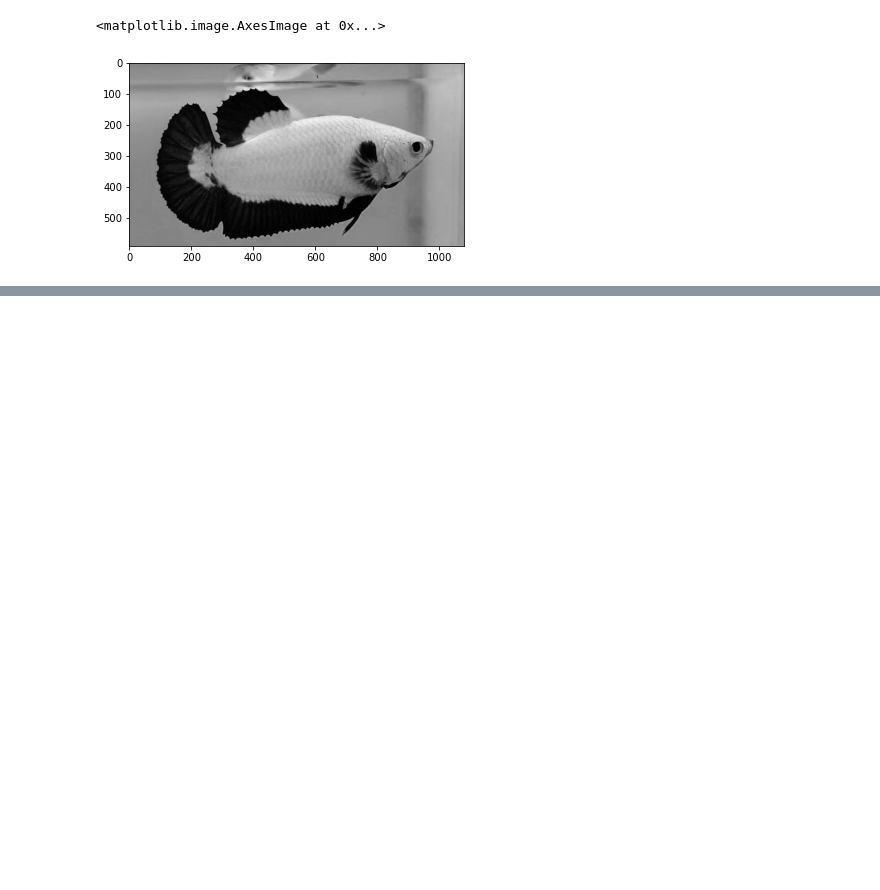
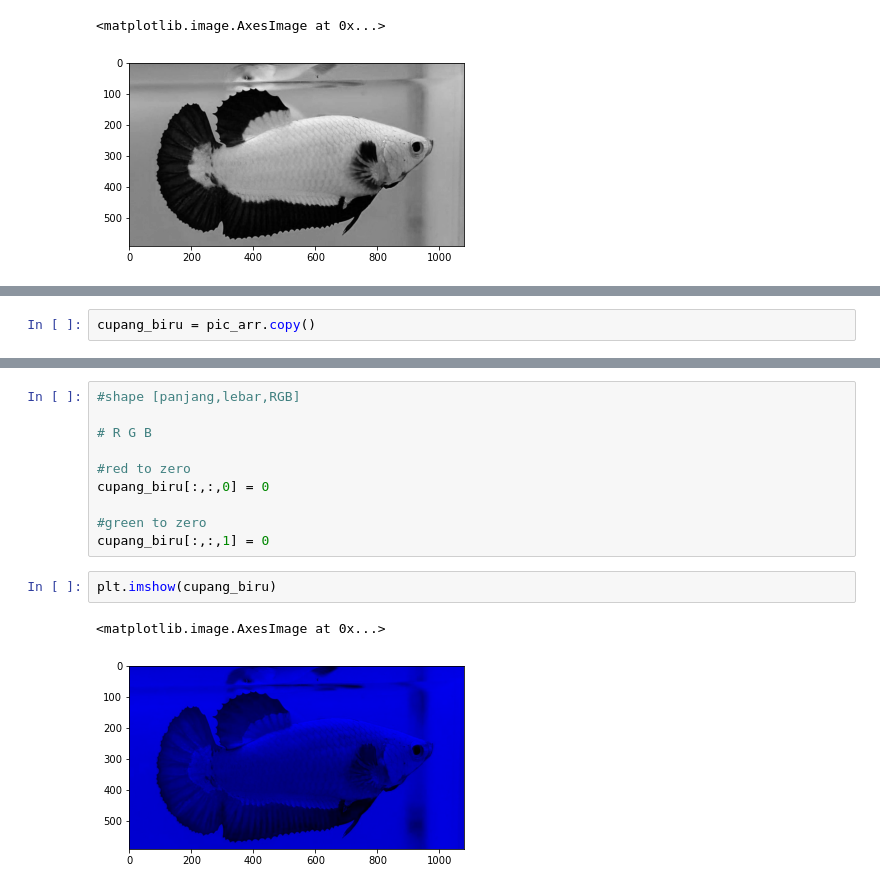
Before and after one commit to Ahmadahsana/latihanPython, a Jupyter notebook: tugas 1.ipynb, the cells around one changed output, grey strips where cells are left out. Drawn from its saved outputs; the diff is of its cells as text; blank space fills up the shorter version.

```diff
--- a/tugas 1.ipynb
+++ b/tugas 1.ipynb
@@ -73,0 +94,2 @@ plt.imshow(cupang_merah[:,:,0], cmap='gray')
+# %%
+cupang_biru = pic_arr.copy()
@@ -73,0 +101,15 @@ plt.imshow(cupang_merah[:,:,0], cmap='gray')
+# %%
+#shape [panjang,lebar,RGB]
+
+# R G B
+
+#red to zero
+cupang_biru[:,:,0] = 0
+
+#green to zero
+cupang_biru[:,:,1] = 0
+# %%
+plt.imshow(cupang_biru)
+# %% [output]
+<matplotlib.image.AxesImage at 0x...>
+[figure, added]
```
Also changed, not shown: parts of 4 cells of this notebook, 1 other file.
